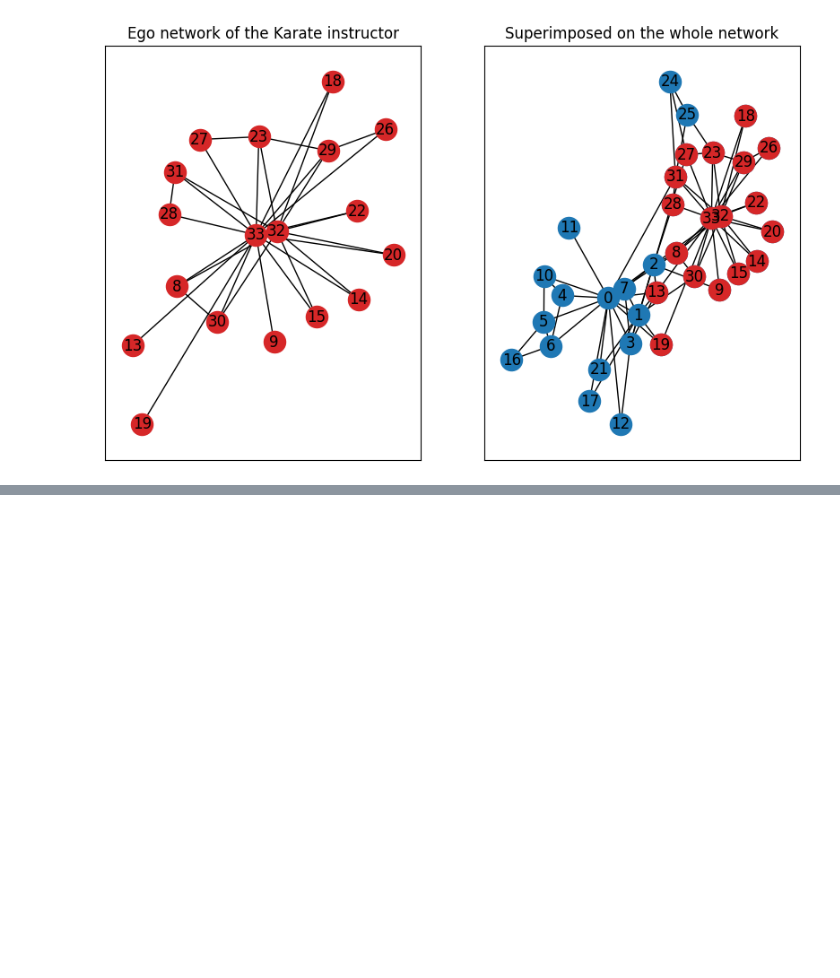
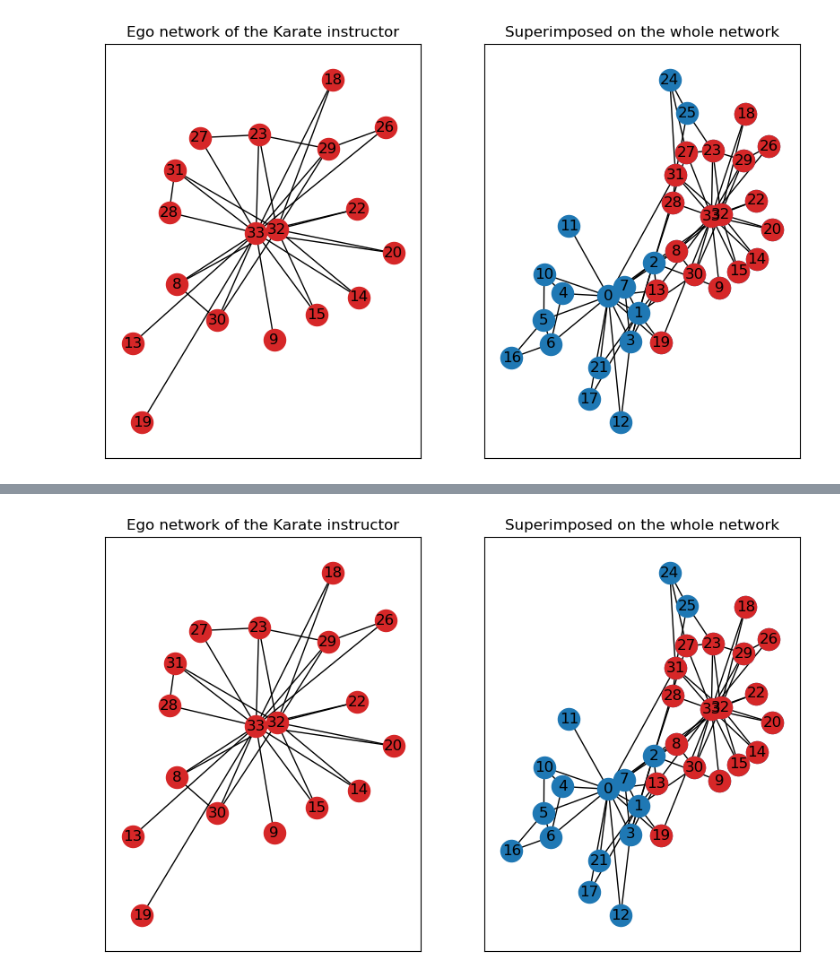
Before and after one commit to maastrichtlawtech/legal-network-textbook, a Jupyter notebook: public/notebooks/Chapter_2_Key_Concepts.ipynb, the cells around one changed output, grey strips where cells are left out. Cells and saved outputs as stored; diff of their text form; code cells hidden in the pictures; blank space fills up the shorter version.

```diff
--- a/public/notebooks/Chapter_2_Key_Concepts.ipynb
+++ b/public/notebooks/Chapter_2_Key_Concepts.ipynb
@@ -629,0 +635,16 @@ ax[1].set_title("Superimposed on the whole network");
+# %%
+fig, ax = plt.subplots(nrows=1, ncols=2, figsize=(10,6))
+g_karate = nx.karate_club_graph()
+ego_karate = nx.ego_graph(g_karate, 33)
+pos = nx.spring_layout(g_karate, seed=123)
+nx.draw_networkx_nodes(ego_karate, pos=pos, ax=ax[0], node_color="tab:red")
+nx.draw_networkx_labels(ego_karate, pos=pos, ax=ax[0])
+nx.draw_networkx_edges(ego_karate, pos=pos, ax=ax[0])
+nx.draw_networkx_nodes(g_karate, pos=pos, ax=ax[1])
+nx.draw_networkx_nodes(ego_karate, pos=pos, node_color="tab:red", ax=ax[1])
+nx.draw_networkx_labels(g_karate, pos=pos, ax=ax[1])
+nx.draw_networkx_edges(g_karate, pos=pos, ax=ax[1])
+ax[0].set_title("Ego network of the Karate instructor")
+ax[1].set_title("Superimposed on the whole network");
+# %% [output]
+[figure, added]
```
Also changed, not shown: parts of 19 cells of this notebook.
